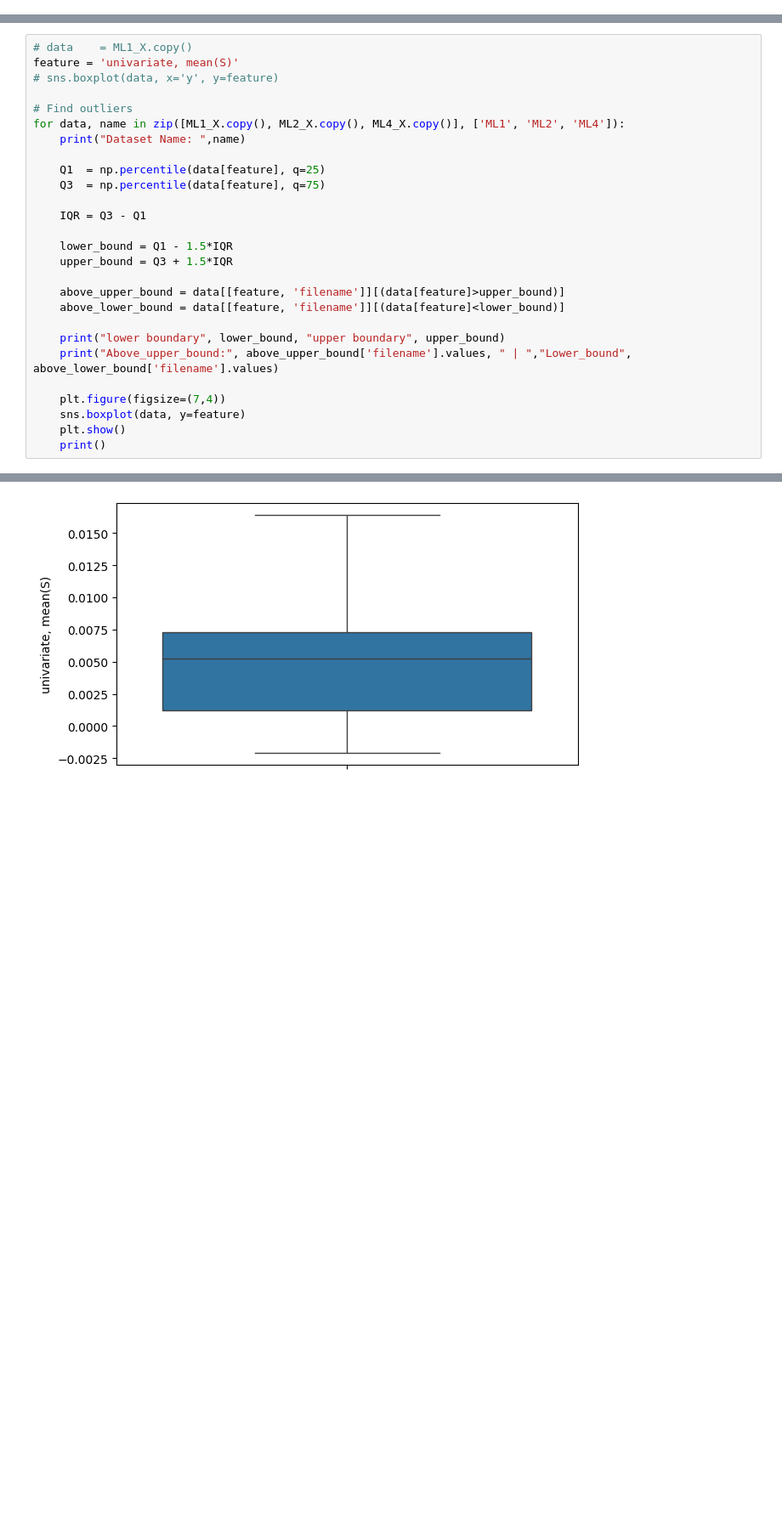
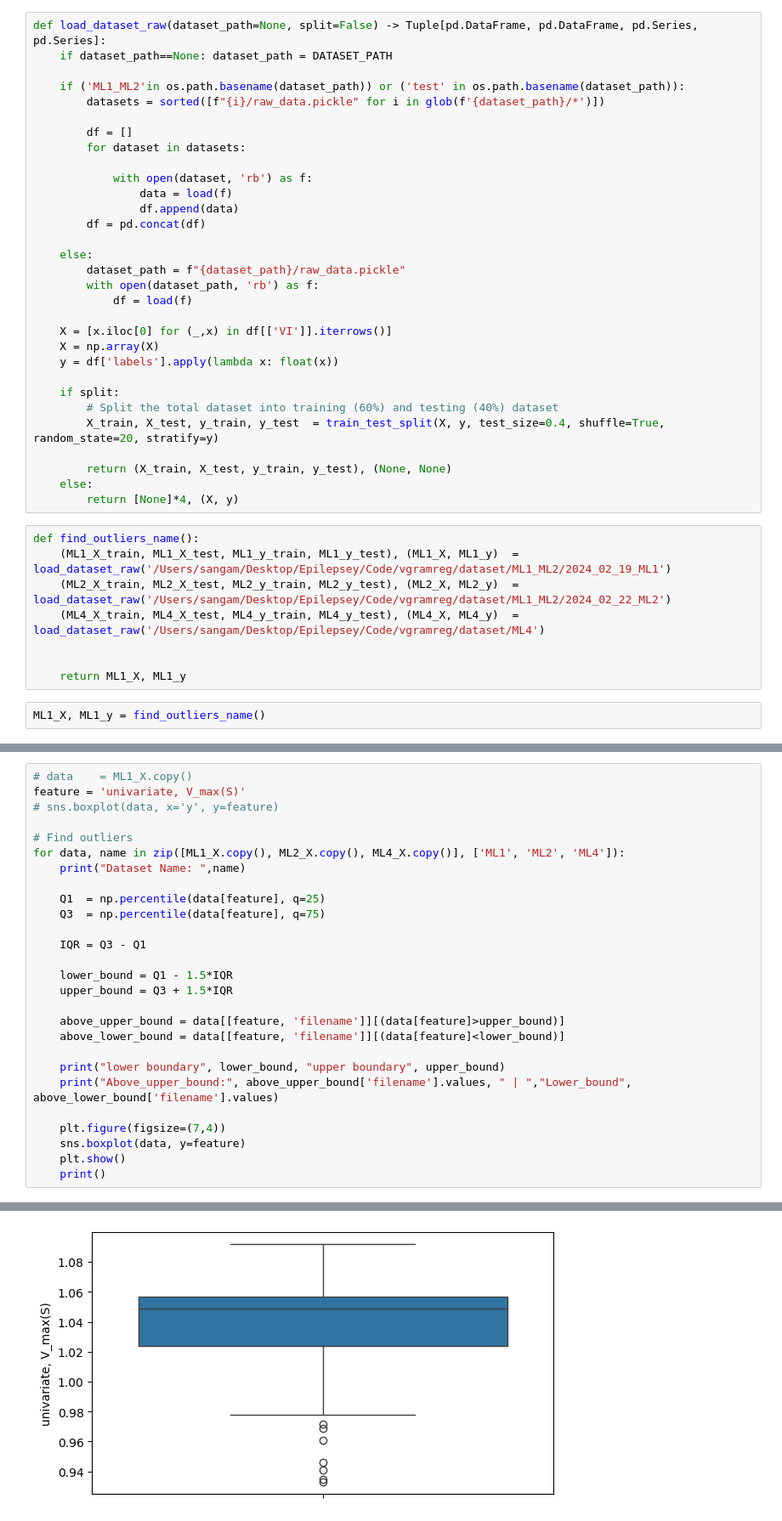
Before and after one commit to ramseylab/vgramreg, a Jupyter notebook: notebooks/Outlier_Detection_whole_dataset.ipynb, the cells around one changed output, grey strips where cells are left out. Shown at 85% size. Cells and saved outputs as stored; diff of their text form; blank space fills up the shorter version.

Commit message:
Add code to find the outliers in the dataset

```diff
--- a/notebooks/Outlier_Detection_whole_dataset.ipynb
+++ b/notebooks/Outlier_Detection_whole_dataset.ipynb
@@ -14,3 +16,44 @@ from src.load_dataset import load_dataset
 from src.utils import tsen_pca_viz, verify_batch_label_dist, calculate_r2_score, calculate_per_diff, per_error, find_adj_score, perform_combat_normalization
 
 from src.generate_dataset import v2signal_extra_features
+# %%
+def load_dataset_raw(dataset_path=None, split=False) -> Tuple[pd.DataFrame, pd.DataFrame, pd.Series, pd.Series]:
+    if dataset_path==None: dataset_path = DATASET_PATH
+
+    if ('ML1_ML2'in os.path.basename(dataset_path)) or ('test' in os.path.basename(dataset_path)):
+        datasets = sorted([f"{i}/raw_data.pickle" for i in glob(f'{dataset_path}/*')])
+
+        df = []
+        for dataset in datasets:
+
+            with open(dataset, 'rb') as f:
+                data = load(f)
+                df.append(data)
+        df = pd.concat(df)
+
+    else:
+        dataset_path = f"{dataset_path}/raw_data.pickle"
+        with open(dataset_path, 'rb') as f:
+            df = load(f)
+
+    X = [x.iloc[0] for (_,x) in df[['VI']].iterrows()]
+    X = np.array(X)
+    y = df['labels'].apply(lambda x: float(x))
+
+    if split:
+        # Split the total dataset into training (60%) and testing (40%) dataset
+        X_train, X_test, y_train, y_test  = train_test_split(X, y, test_size=0.4, shuffle=True, random_state=20, stratify=y)
+
+        return (X_train, X_test, y_train, y_test), (None, None)
+    else:
+        return [None]*4, (X, y)
+# %%
+def find_outliers_name():
+    (ML1_X_train, ML1_X_test, ML1_y_train, ML1_y_test), (ML1_X, ML1_y)  = load_dataset_raw('/Users/sangam/Desktop/Epilepsey/Code/vgramreg/dataset/ML1_ML2/2024_02_19_ML1')
+    (ML2_X_train, ML2_X_test, ML2_y_train, ML2_y_test), (ML2_X, ML2_y)  = load_dataset_raw('/Users/sangam/Desktop/Epilepsey/Code/vgramreg/dataset/ML1_ML2/2024_02_22_ML2')
+    (ML4_X_train, ML4_X_test, ML4_y_train, ML4_y_test), (ML4_X, ML4_y)  = load_dataset_raw('/Users/sangam/Desktop/Epilepsey/Code/vgramreg/dataset/ML4')
+
+
+    return ML1_X, ML1_y
+# %%
+ML1_X, ML1_y = find_outliers_name()
@@ -59,6 +106,6 @@ ML1_X
 # %%
 # data    = ML1_X.copy()
-feature = 'univariate, mean(S)'
+feature = 'univariate, V_max(S)'
 # sns.boxplot(data, x='y', y=feature)
 
 # Find outliers
@@ -94,2 +146,2 @@ Above_upper_bound: []  |  Lower_bound []
-[figure, old version]
+[figure, new version]
 Dataset Name:  ML4
```
Also changed, not shown: parts of 22 cells of this notebook, 1 other file.
